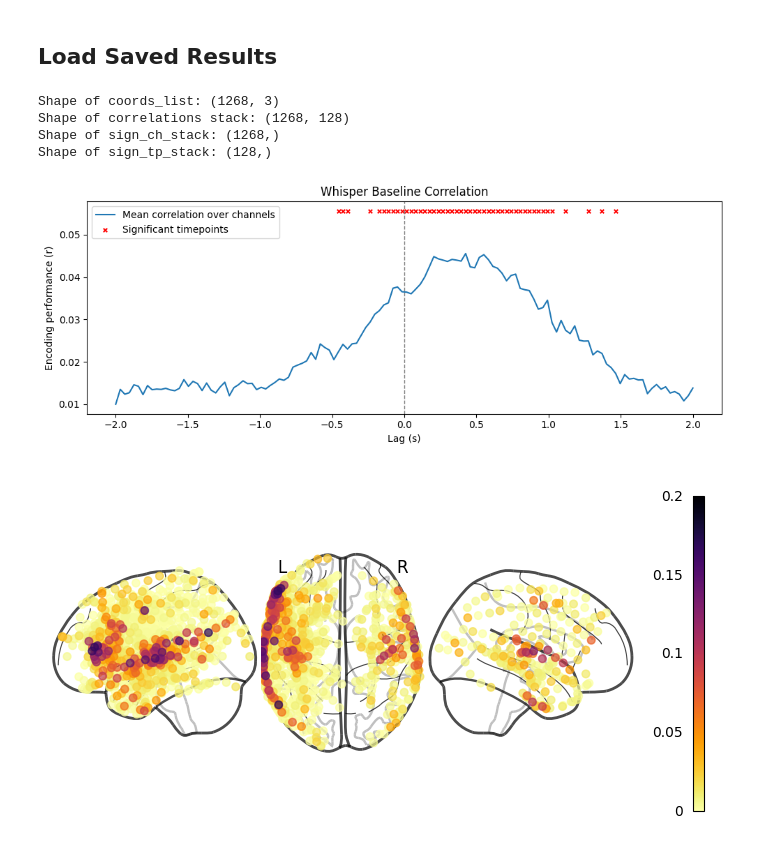
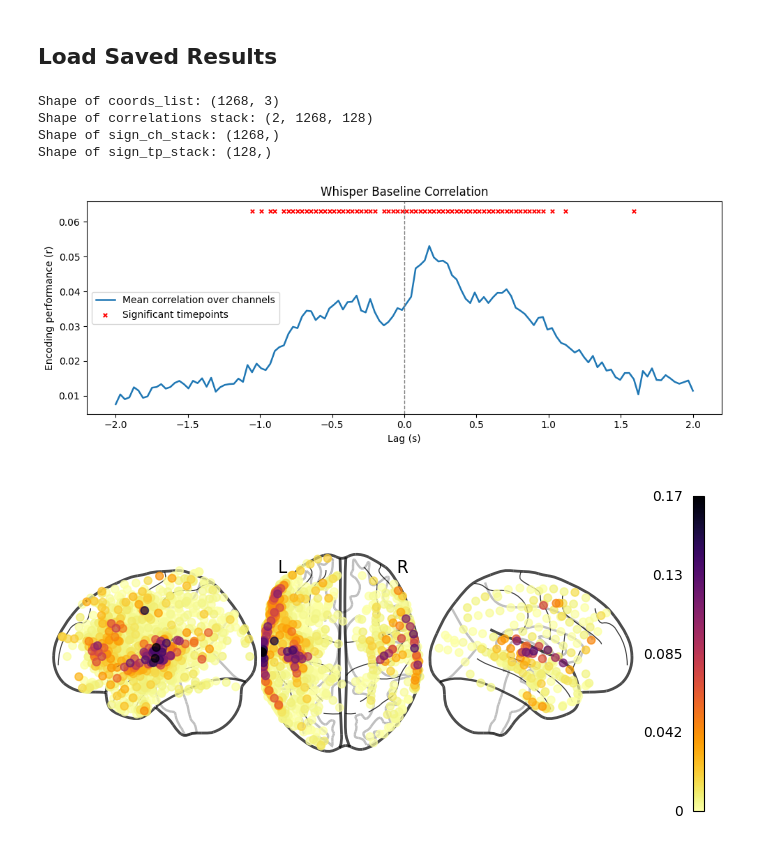
Before and after one commit to mattciff5/ecog-speech, a Jupyter notebook: baselines.ipynb, the cells around one changed output. Drawn from its saved outputs; the diff is of its cells as text; code cells hidden in the pictures.

```diff
--- a/baselines.ipynb
+++ b/baselines.ipynb
@@ -230,7 +230,7 @@ def train_encoding(X, Y):
 
     all_corrs = [] # empty array to store correlation results
     kfold = KFold(2, shuffle=False) # outer 2-fold cross-validation setup
-    for train_index, test_index in kfold.split(X): # loop through folds
+    for train_index, test_index in tqdm.tqdm(kfold.split(X)): # loop through folds
 
         # Split train and test datasets
         X1_train, X1_test = X[train_index], X[test_index]
@@ -243,19 +243,19 @@ def train_encoding(X, Y):
 
         model.fit(X1_train, Y_train) # Fit pipeline with transforms and ridge estimator
         Y_preds = model.predict(X1_test) # Predict on test set and reshape to epochs shape
+
+        # corrs = np.zeros((epochs_shape[0], epochs_shape[1]))
+        # for ch in tqdm.tqdm(range(epochs_shape[0])):
+        #     for t in range(epochs_shape[1]):
+        #         corr, _ = pearsonr(Y_preds[:, ch, t], Y_test.reshape(-1, epochs_shape[0], epochs_shape[1])[:, ch, t])
+        #         corrs[ch, t] = corr
+        # all_corrs.append(corrs)
+
+        corr = correlation_score(Y_test, Y_preds).reshape(epochs_shape) # Compute correlation score
         Y_preds = Y_preds.reshape(-1, epochs_shape[0], epochs_shape[1])
-
-        corrs = np.zeros((epochs_shape[0], epochs_shape[1]))
-        for ch in tqdm.tqdm(range(epochs_shape[0])):
-            for t in range(epochs_shape[1]):
-                corr, _ = pearsonr(Y_preds[:, ch, t], Y_test.reshape(-1, epochs_shape[0], epochs_shape[1])[:, ch, t])
-                corrs[ch, t] = corr
-        all_corrs.append(corrs)
-
-        # corr = correlation_score(Y_test, Y_preds).reshape(epochs_shape) # Compute correlation score
-        # if "torch" in get_backend().__name__: # if using gpu, transform tensor back to numpy
-        #     corr = corr.numpy(force=True)
-        # all_corrs.append(corr) # append fold correlation results to final results
+        if "torch" in get_backend().__name__: # if using gpu, transform tensor back to numpy
+            corr = corr.numpy(force=True)
+        all_corrs.append(corr) # append fold correlation results to final results
 
     return np.stack(all_corrs), Y_preds, Y_test
 
@@ -396,8 +396,8 @@ def load_subject_data(subject):
     sign_ch = None
     sign_tp = None
 
-    sign_ch_file = f"{subj_dir}/significant_ch_text.npy"
-    corrs_file = f"{subj_dir}/correlations_text.npy"
+    sign_ch_file = f"{subj_dir}/significant_ch_audio_last.npy"
+    corrs_file = f"{subj_dir}/correlations_audio_last.npy"
 
     coords = None
     coords_file = f"{subj_dir}/coords_ch.npy"
@@ -406,8 +406,8 @@ def load_subject_data(subject):
 
     if os.path.exists(sign_ch_file) and os.path.exists(corrs_file):
         sign_ch = np.load(sign_ch_file)  # shape: (n_channels,)
-        sign_tp = np.load(f"{subj_dir}/significant_tp_text.npy")  # shape: (n_timepoints,)
-        corrs = np.load(corrs_file).mean(axis=0)  # shape: (n_channels, n_timepoints)
+        sign_tp = np.load(f"{subj_dir}/significant_tp_audio_last.npy")  # shape: (n_timepoints,)
+        corrs = np.load(corrs_file)  # shape: (n_channels, n_timepoints)
         return corrs, sign_ch, sign_tp, coords
     else:
         return None  #  (None, None, None)
@@ -422,7 +422,7 @@ corrs_list, sign_ch_list, sign_tp_list, coords_list = zip(*results)
 # Stacka i mask significativi
 coords_list = np.concatenate(coords_list, axis=0)
 print("Shape of coords_list:", coords_list.shape)
-correlations_stack = np.concatenate(corrs_list, axis=0)
+correlations_stack = np.concatenate(corrs_list, axis=1)
 print("Shape of correlations stack:", correlations_stack.shape)
 sign_ch_stack = np.concatenate(sign_ch_list, axis=0)
 print("Shape of sign_ch_stack:", sign_ch_stack.shape)
@@ -432,40 +432,38 @@ common_sign_tp = np.mean(sign_tp_stack, axis=0) >= 0.50
 print("Shape of sign_tp_stack:", common_sign_tp.shape)
 # %% [output]
 Shape of coords_list: (1268, 3)
-Shape of correlations stack: (1268, 128)
+Shape of correlations stack: (2, 1268, 128)
 Shape of sign_ch_stack: (1268,)
 Shape of sign_tp_stack: (128,)
 # %%
 import matplotlib.pyplot as plt
 
-sign_ch_indices = np.where(sign_ch_stack)[0]
-sig_tp_indices = np.where(common_sign_tp)[0]
-mean_corr_time = correlations_stack[sign_ch_indices].mean(axis=0)
+mean_corr_time = np.nanmean(correlations_stack[:,sign_ch_stack], axis=(0,1))
 timepoints = np.linspace(-2.0, 2.0, mean_corr_time.shape[0])
 
-sig_tp_times = timepoints[sig_tp_indices]
+sig_tp_times = timepoints[common_sign_tp]
 
 plt.figure(figsize=(10, 4))
-plt.plot(timepoints, mean_corr_time, label='Mean correlation over channels')
+plt.plot(timepoints, mean_corr_time, label='Mean correlation over channels', lw=1.8)
 plt.xlabel('Lag (s)')
 plt.ylabel('Encoding performance (r)')
 plt.title('Whisper Baseline Correlation')
 
 y_max = mean_corr_time.max()
 plt.scatter(sig_tp_times, [y_max + 0.01] * len(sig_tp_times), color='red', marker='x', s=15, label='Significant timepoints')
 plt.axvline(0, color='gray', linestyle='--', linewidth=1)
 
 plt.legend()
 plt.tight_layout()
 plt.show()
 # %% [output]
-[figure, old version]
+[figure, new version]
 # %%
-channels_mean = correlations_stack[:,sig_tp_indices].mean(axis=1)
+channels_mean = np.nanmean(correlations_stack[:,:,common_sign_tp], axis=(0,2))
 order = channels_mean.argsort()
 plot_markers(channels_mean[order], coords_list[order],
              node_size=30, display_mode='lzr',
-             node_vmin=0, node_cmap='inferno_r', colorbar=True, node_vmax=0.20)
+             node_vmin=0, node_cmap='inferno_r', colorbar=True)
 plt.show()
 # %% [output]
-[figure, old version]
+[figure, new version]
```
Also changed, not shown: parts of 6 cells of this notebook, 4 other files.
